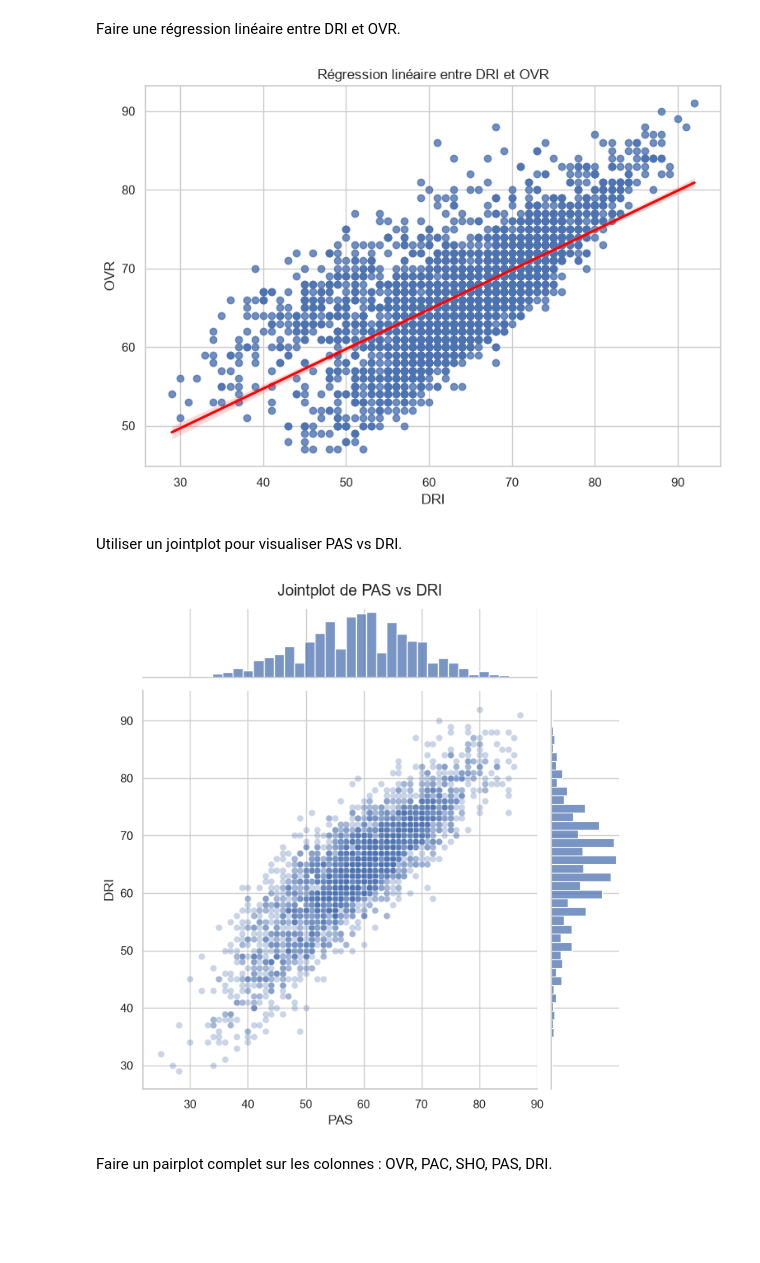
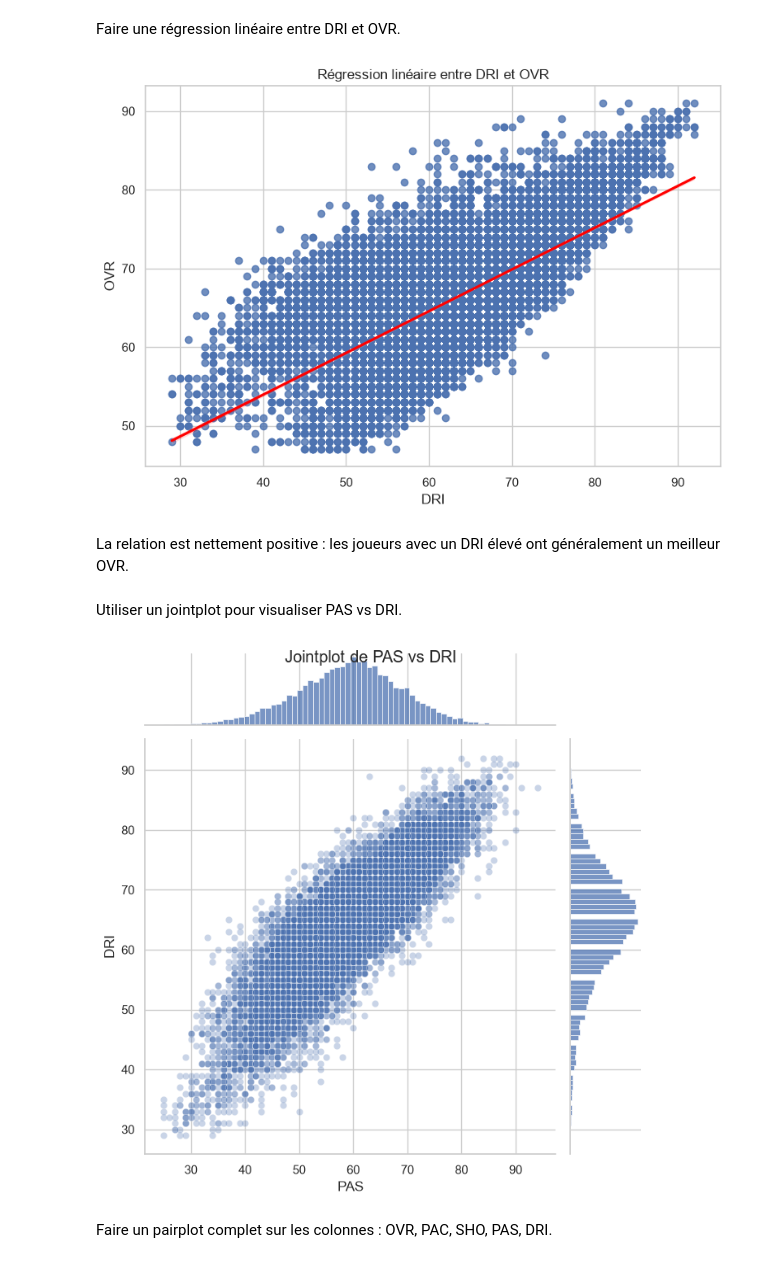
Before and after one commit to Maxime-casr/D-tection-Joueur, a Jupyter notebook: code.ipynb, the cells around one changed output. Drawn from its saved outputs; the diff is of its cells as text; code cells hidden in the pictures; blank space fills up the shorter version.

```diff
--- a/code.ipynb
+++ b/code.ipynb
@@ -180,27 +149,25 @@ On peux voir une très légère relation
 # %% [markdown]
 Faire une régression linéaire entre DRI et OVR.
 # %%
-echantillon_reg = df[['DRI', 'OVR']].dropna().sample(n=min(3000, len(df)), random_state=42)
-
 plt.figure(figsize=(9, 6))
-sns.regplot(data=echantillon_reg, x='DRI', y='OVR', line_kws={'color': 'red'})
+sns.regplot(data=df, x='DRI', y='OVR', line_kws={'color': 'red'})
 plt.title('Régression linéaire entre DRI et OVR')
 plt.xlabel('DRI')
 plt.ylabel('OVR')
 plt.show()
 # %% [output]
-[figure, old version]
+[figure, new version]
+# %% [markdown]
+La relation est nettement positive : les joueurs avec un DRI élevé ont généralement un meilleur OVR.
 # %% [markdown]
 Utiliser un jointplot pour visualiser PAS vs DRI.
 # %%
-donnees_joint = df[['PAS', 'DRI']].dropna()
-echantillon_joint = donnees_joint.sample(n=min(3000, len(donnees_joint)), random_state=42)
 
-graphique_joint = sns.jointplot(data=echantillon_joint, x='PAS', y='DRI', kind='scatter', alpha=0.3, height=7)
-graphique_joint.fig.suptitle('Jointplot de PAS vs DRI', y=1.02)
+graphique = sns.jointplot(data=df, x='PAS', y='DRI', kind='scatter', alpha=0.3, height=7)
+graphique.fig.suptitle('Jointplot de PAS vs DRI')
 plt.show()
 # %% [output]
-[figure, old version]
+[figure, new version]
 # %% [markdown]
 Faire un pairplot complet sur les colonnes : OVR, PAC, SHO, PAS, DRI.
 # %%
```
Also changed, not shown: parts of 14 cells of this notebook.
